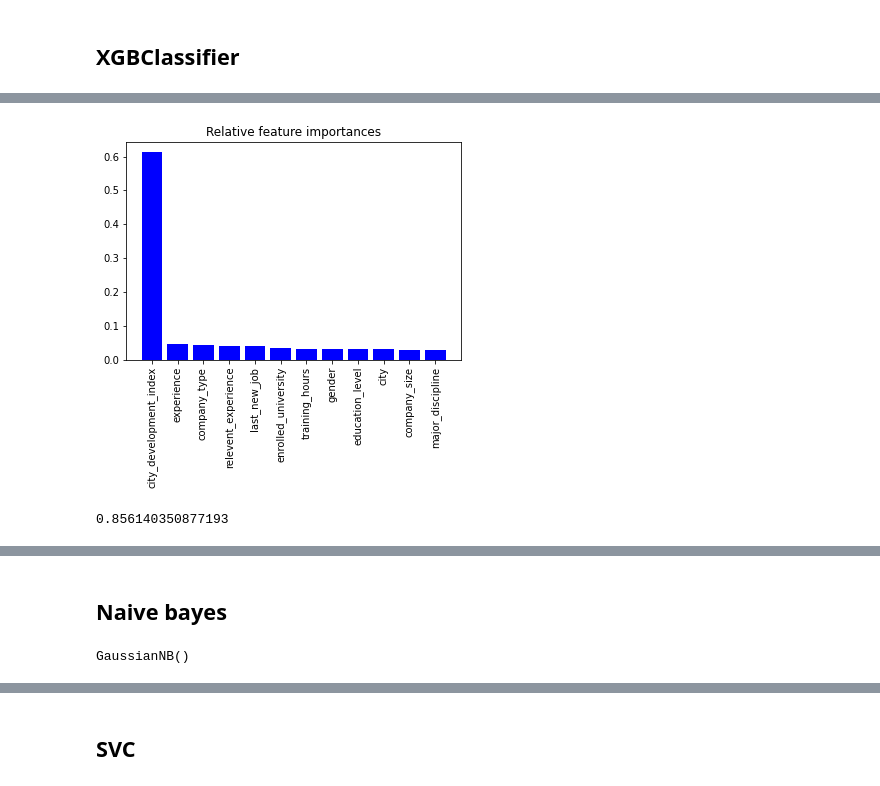
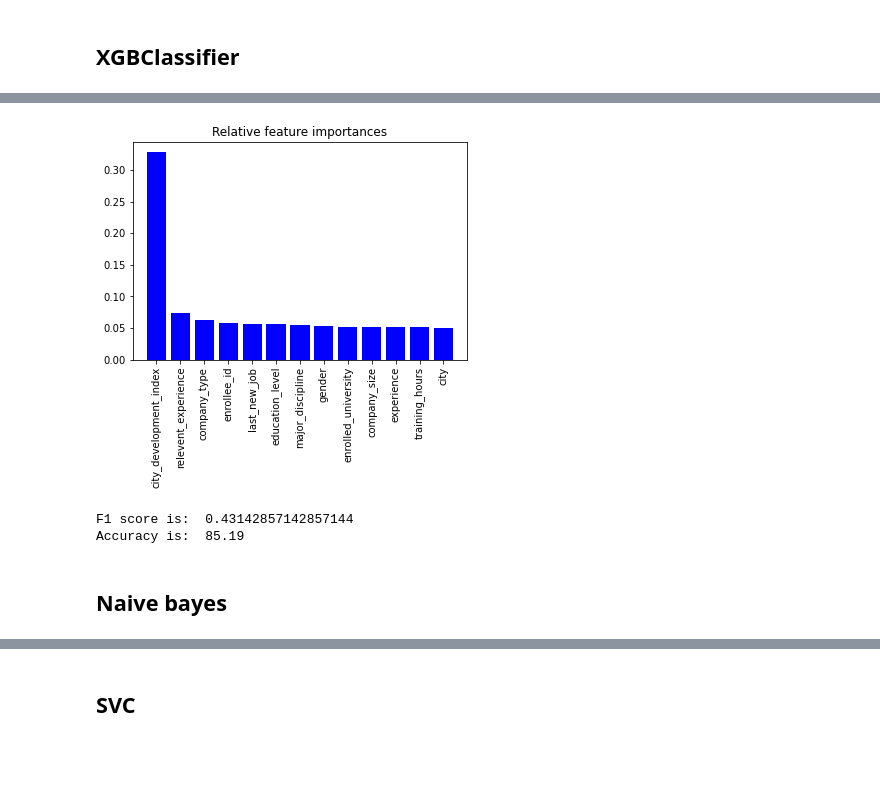
Before and after one commit to PragatiGupta97/Data-Science-for-business, a Jupyter notebook: HR_Analytics.ipynb, the cells around one changed output, grey strips where cells are left out. Saved outputs shown, nothing was run; the diff lists cells and outputs as text; code cells hidden in the pictures; blank space fills up the shorter version.

```diff
--- a/HR_Analytics.ipynb
+++ b/HR_Analytics.ipynb
@@ -405,11 +410,11 @@ XGBClassifier()
-# %%
-pred_XGB = model.predict(X_test)
-pred_XGB_prob = model.predict_proba(X_test)
-feature_importance(model)
-# %% [output]
-[figure, removed]
-# %%
-print ("F1 score is: ", (f1_score(y_test,pred_XGB)))
-model.score(X_test, y_test)
-# %% [output]
-0.856140350877193
+# %%
+model = XGBClassifier().fit(X_train, y_train)
+
+pred_XGB = model.predict(X_test)
+pred_XGB_prob = model.predict_proba(X_test)
+feature_importance(model)
+
+print ("F1 score is: ", (f1_score(y_test,pred_XGB)))
+print ("Accuracy is: ", (accuracy_score(y_test,pred_XGB)*100).round(2))
+# model.score(X_test, y_test)
+# %% [output]
@@ -416,7 +422,5 @@ model.score(X_test, y_test)
+[figure, added]
+F1 score is:  0.43142857142857144
+Accuracy is:  85.19
 # %% [markdown]
 ## Naive bayes
-# %%
-model_nb = GaussianNB()
-model_nb.fit(X_train, y_train)
-# %% [output]
-GaussianNB()
```
Also changed, not shown: parts of 54 cells of this notebook.
